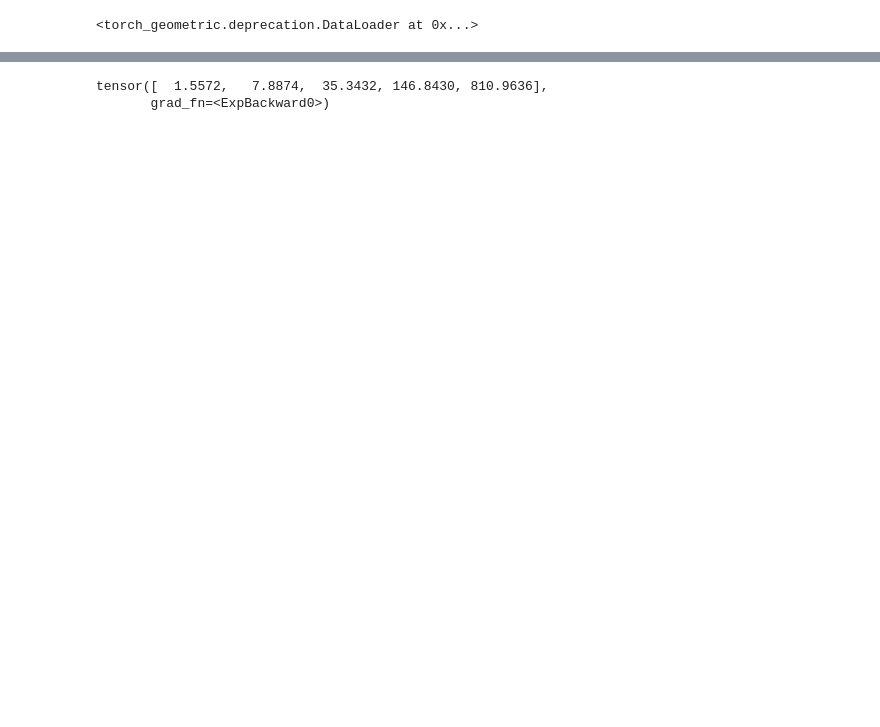
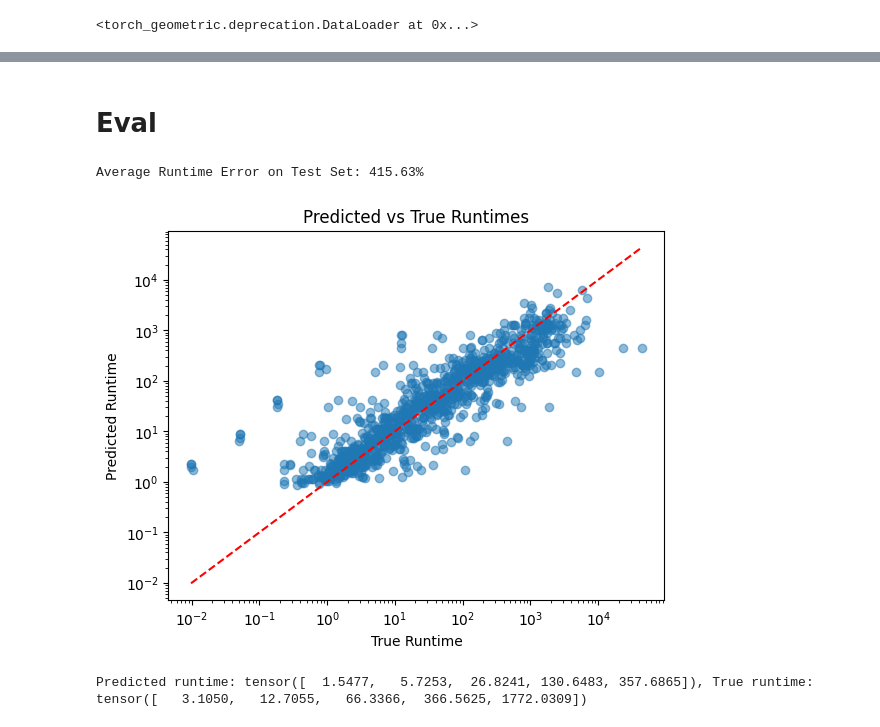
Before and after one commit to fangjunzhou/halide-gnn-cost-model, a Jupyter notebook: notebooks/gnn_playground.ipynb, the cells around one changed output, grey strips where cells are left out. Cells and saved outputs as stored; diff of their text form; code cells hidden in the pictures; blank space fills up the shorter version.

Commit message:
Updated GCN training

```diff
--- a/notebooks/gnn_playground.ipynb
+++ b/notebooks/gnn_playground.ipynb
@@ -86,7 +111,12 @@ PipelineModel(
   (pipeline_lin): Linear(in_features=32, out_features=5, bias=True)
 )
 # %%
-data_loader = DataLoader(dataset, batch_size=4, shuffle=True)
+data_loader = DataLoader(train_dataset, batch_size=8, shuffle=True)
 data_loader
 # %% [output]
 <torch_geometric.deprecation.DataLoader at 0x...>
+# %%
+for batch in data_loader:
+    print(batch)
+    print(model(batch, batch["loop_level"].ptr))
+    break
@@ -93,6 +141,6 @@ data_loader
 # %%
 # Train loop (example)
-optimizer = torch.optim.Adam(model.parameters(), lr=0.002)
+optimizer = torch.optim.Adam(model.parameters(), lr=0.005)
 criterion = torch.nn.L1Loss()
 
 for epoch in range(100):
@@ -100,12 +148,12 @@ for epoch in range(100):
     total_loss = 0
     for batch in data_loader:
         optimizer.zero_grad()
-        pred = model(batch, batch["function"].ptr[:-1])
+        pred = model(batch, batch["loop_level"].ptr)
         # Assuming batch.y contains the true runtimes
         loss = criterion(pred.reshape(-1), batch.y)
         loss.backward()
         optimizer.step()
         total_loss += loss.item()
-    if (epoch + 1) % 10 == 0:
-        print(f"Epoch {epoch+1}, Loss: {total_loss/len(data_loader)}")
+    if epoch % 10 == 0:
+        print(f"Epoch {epoch}, Loss: {total_loss/len(data_loader)}")
 # %% [output]
@@ -122,6 +170,2 @@ Epoch 100, Loss: 754.2211414527893
-# %%
-torch.set_printoptions(precision=4)
-print(model(data))
-# %% [output]
-tensor([  1.5572,   7.8874,  35.3432, 146.8430, 810.9636],
-       grad_fn=<ExpBackward0>)
+# %% [markdown]
+# Eval
@@ -127,0 +182,37 @@ tensor([  1.5572,   7.8874,  35.3432, 146.8430, 810.9636],
+# %%
+test_loader = DataLoader(test_dataset, batch_size=8, shuffle=False)
+print(f"Average Runtime Error on Test Set: {average_runtime_error(model, test_loader) * 100:.2f}%")
+# %% [output]
+Average Runtime Error on Test Set: 415.63%
+# %%
+# Plot predicted vs actual runtimes
+import matplotlib.pyplot as plt
+all_preds = []
+all_trues = []
+model.eval()
+with torch.no_grad():
+    for batch in test_loader:
+        pred = model(batch, batch["loop_level"].ptr)
+        all_preds.append(pred.reshape(-1).cpu())
+        all_trues.append(batch.y.cpu())
+all_preds = torch.cat(all_preds)
+all_trues = torch.cat(all_trues)
+plt.scatter(all_trues, all_preds, alpha=0.5)
+plt.plot([all_trues.min(), all_trues.max()], [all_trues.min(), all_trues.max()], 'r--')
+plt.xscale("log")
+plt.yscale("log")
+plt.xlabel("True Runtime")
+plt.ylabel("Predicted Runtime")
+plt.title("Predicted vs True Runtimes")
+plt.show()
+# %% [output]
+[figure, added]
+# %%
+idx = 0  # Index of the sample to inspect
+model.eval()
+with torch.no_grad():
+    sample_data = test_dataset[idx]
+    pred_runtime = model(sample_data)
+    print(f"Predicted runtime: {pred_runtime}, True runtime: {sample_data.y}")
+# %% [output]
+Predicted runtime: tensor([  1.5477,   5.7253,  26.8241, 130.6483, 357.6865]), True runtime: tensor([   3.1050,   12.7055,   66.3366,  366.5625, 1772.0309])
```
Also changed, not shown: parts of 14 cells of this notebook, 4 other files.
